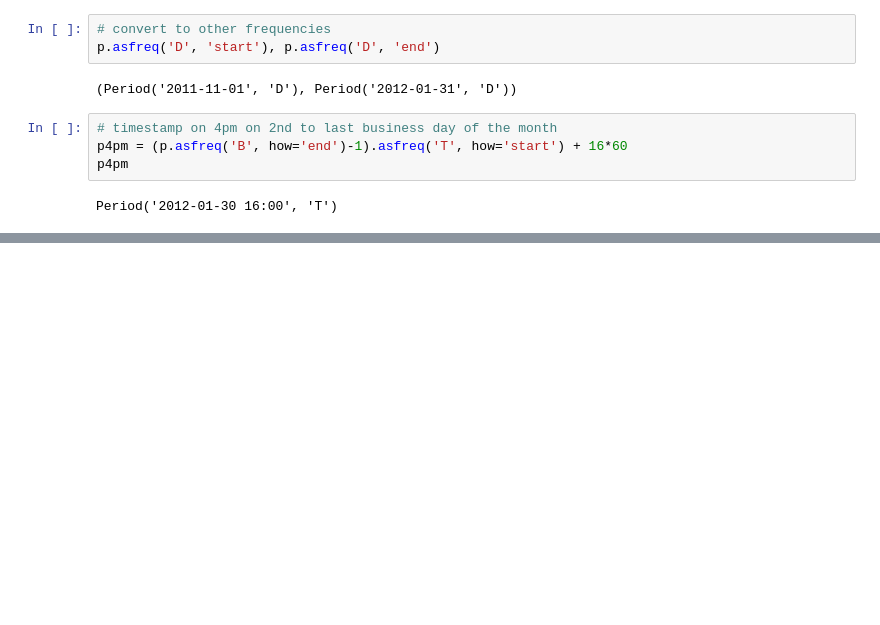
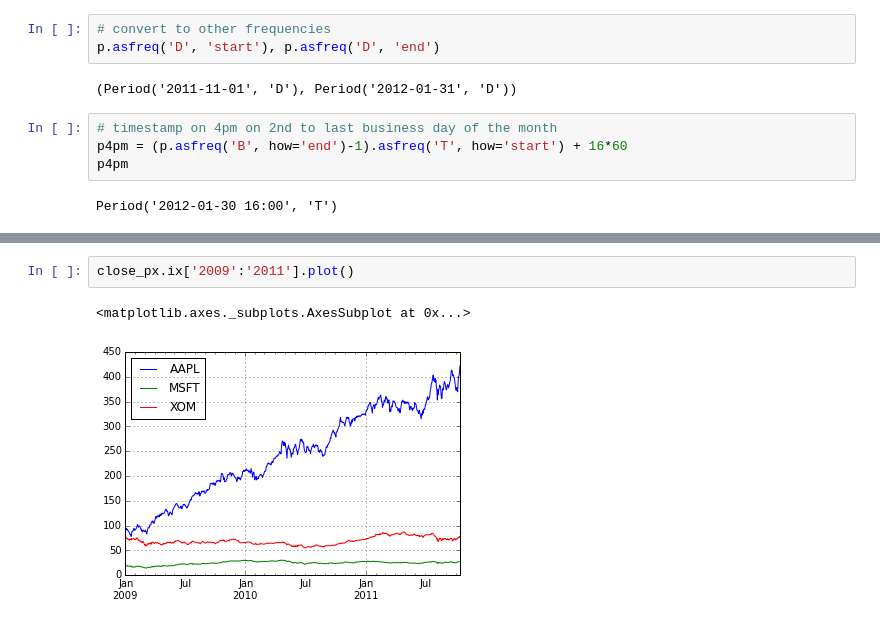
Before and after one commit to Yue-Duan/Python-for-Data-Analysis, a Jupyter notebook: Data Analysis-Chapter 10.ipynb, the cells around one changed output, grey strips where cells are left out. Cells and saved outputs as stored; diff of their text form; blank space fills up the shorter version.

```diff
--- a/Data Analysis-Chapter 10.ipynb
+++ b/Data Analysis-Chapter 10.ipynb
@@ -475,0 +663,5 @@ Period('2012-01-30', 'B')
+# %%
+close_px.ix['2009':'2011'].plot()
+# %% [output]
+<matplotlib.axes._subplots.AxesSubplot at 0x...>
+[figure, added]
```
Also changed, not shown: parts of 41 cells of this notebook.
